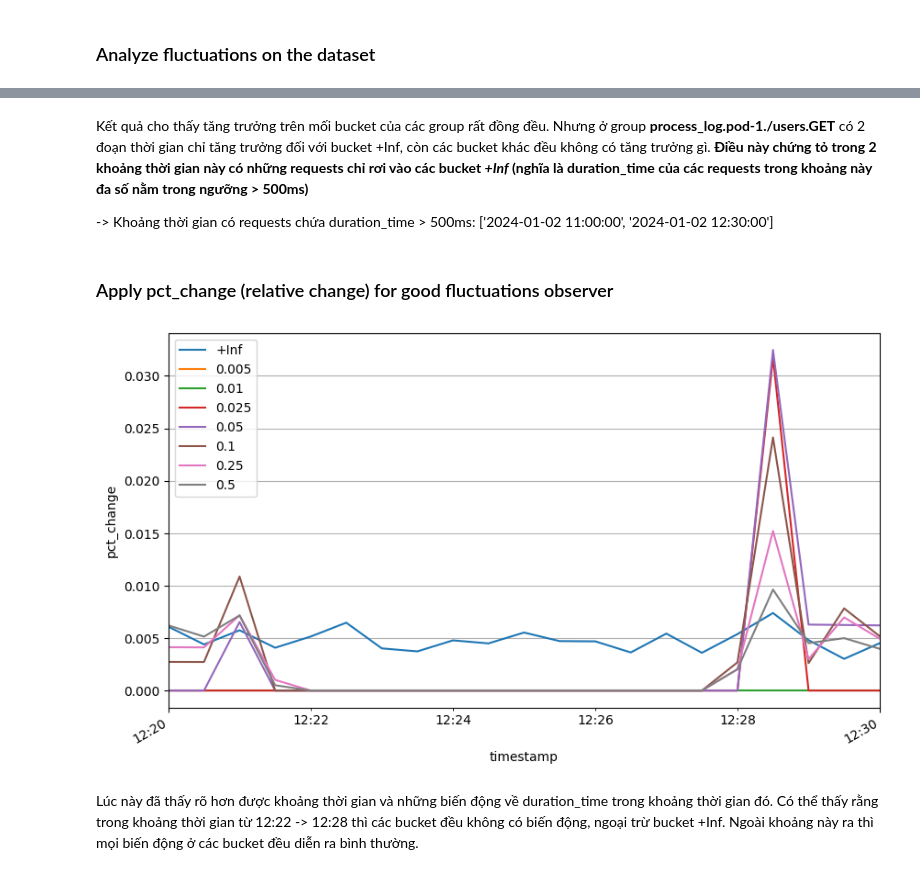
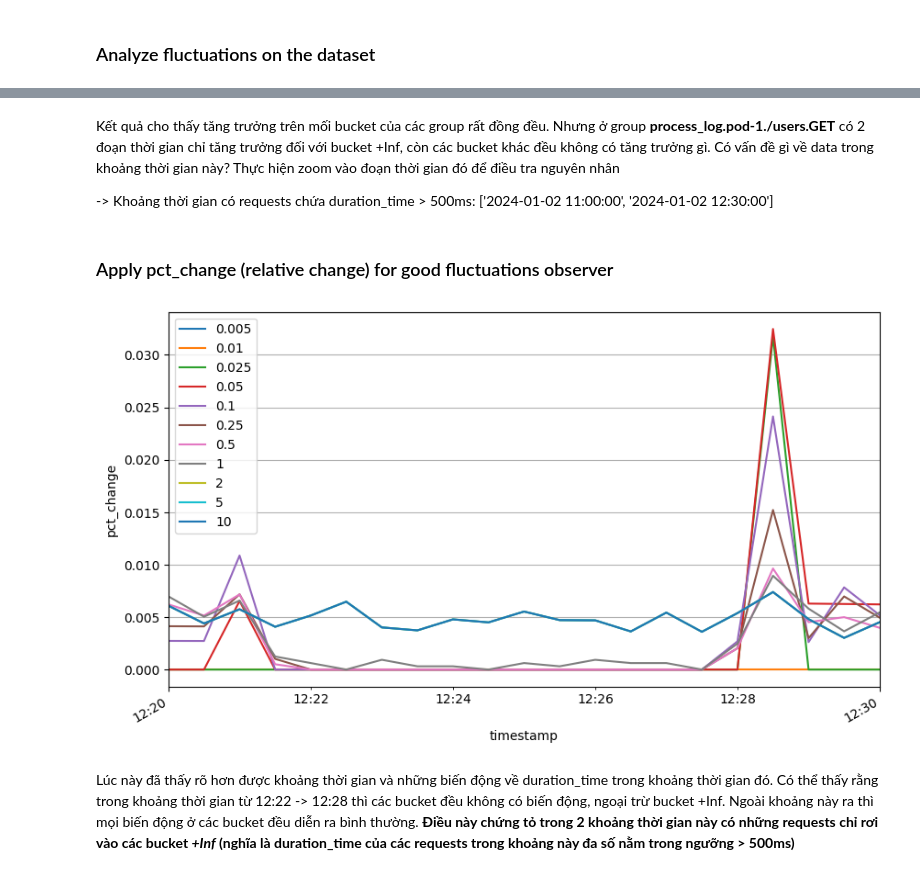
Before and after one commit to vuvietnguyenit/data_analystic, a Jupyter notebook: notebooks/analyze_fluctuatition_latency_http.ipynb, the cells around one changed output, grey strips where cells are left out. Drawn from its saved outputs; the diff is of its cells as text; code cells hidden in the pictures.

```diff
--- a/notebooks/analyze_fluctuatition_latency_http.ipynb
+++ b/notebooks/analyze_fluctuatition_latency_http.ipynb
@@ -25,7 +25,7 @@ import matplotlib.pyplot as plt
 
 pd.options.mode.chained_assignment = None
 # %%
-BUCKETS = [0.005, 0.01, 0.025, 0.05, 0.1, 0.25, 0.5]
+BUCKETS = [0.005, 0.01, 0.025, 0.05, 0.1, 0.25, 0.5, 1, 2, 5, 10]
 # %%
 # Load dataset from CSV file
 root = pd.read_csv('../statics/csv/request_data_with_anomaly_pod_instance.csv', index_col=0)
@@ -43,6 +43,7 @@ root.head()
 | 2024-01-02 10:42:30 | /home | GET | process_log | pod-1 | 0 | 0 | 0 | 0 | 1 | ... |
 # %%
 grouped = ['service_name', 'controller_pod', 'path', 'method']
+cols_for_calculate = [str(col) for col in BUCKETS]
 # %% [markdown]
 ### Analyze fluctuations on the dataset
 # %%
@@ -67,5 +68,5 @@ plt.show()
 # %% [markdown]
-Kết quả cho thấy tăng trưởng trên mối bucket của các group rất đồng đều. Nhưng ở group **process_log.pod-1./users.GET** có 2 đoạn thời gian chỉ tăng trưởng đối với bucket +Inf, còn các bucket khác đều không có tăng trưởng gì. **Điều này chứng tỏ trong 2 khoảng thời gian này có những requests chỉ rơi vào các bucket *+Inf* (nghĩa là duration_time của các requests trong khoảng này đa số nằm trong ngưỡng > 500ms)**
+Kết quả cho thấy tăng trưởng trên mối bucket của các group rất đồng đều. Nhưng ở group **process_log.pod-1./users.GET** có 2 đoạn thời gian chỉ tăng trưởng đối với bucket +Inf, còn các bucket khác đều không có tăng trưởng gì. Có vấn đề gì về data trong khoảng thời gian này? Thực hiện zoom vào đoạn thời gian đó để điều tra nguyên nhân
 
 -> Khoảng thời gian có requests chứa duration_time > 500ms: ['2024-01-02 11:00:00', '2024-01-02 12:30:00']
 # %%
@@ -76,12 +76,12 @@ abnormal_timerange_in_group = ['2024-01-02 11:00:00', '2024-01-02 12:30:00']
 # %%
 
 # Apply pct_change (relative change) for good fluctuations observer
-root.query(abnormal_group)[["+Inf"] + [str(x) for x in BUCKETS]].pct_change().loc['2024-01-02 12:20:00':'2024-01-02 12:30:00'].plot(
+root.query(abnormal_group)[cols_for_calculate].pct_change().loc['2024-01-02 12:20:00':'2024-01-02 12:30:00'].plot(
     grid=True, figsize=(10, 6), ylabel="pct_change"
 )
 plt.gcf().autofmt_xdate()
 plt.show()
 # %% [output]
-[figure, old version]
+[figure, new version]
 # %% [markdown]
-Lúc này đã thấy rõ hơn được khoảng thời gian và những biến động về duration_time trong khoảng thời gian đó. Có thể thấy rằng trong khoảng thời gian từ 12:22 -> 12:28 thì các bucket đều không có biến động, ngoại trừ bucket +Inf. Ngoài khoảng này ra thì mọi biến động ở các bucket đều diễn ra bình thường.
+Lúc này đã thấy rõ hơn được khoảng thời gian và những biến động về duration_time trong khoảng thời gian đó. Có thể thấy rằng trong khoảng thời gian từ 12:22 -> 12:28 thì các bucket đều không có biến động, ngoại trừ bucket +Inf. Ngoài khoảng này ra thì mọi biến động ở các bucket đều diễn ra bình thường. **Điều này chứng tỏ trong 2 khoảng thời gian này có những requests chỉ rơi vào các bucket *+Inf* (nghĩa là duration_time của các requests trong khoảng này đa số nằm trong ngưỡng > 500ms)**
```
Also changed, not shown: parts of 9 cells of this notebook, 5 other files.
